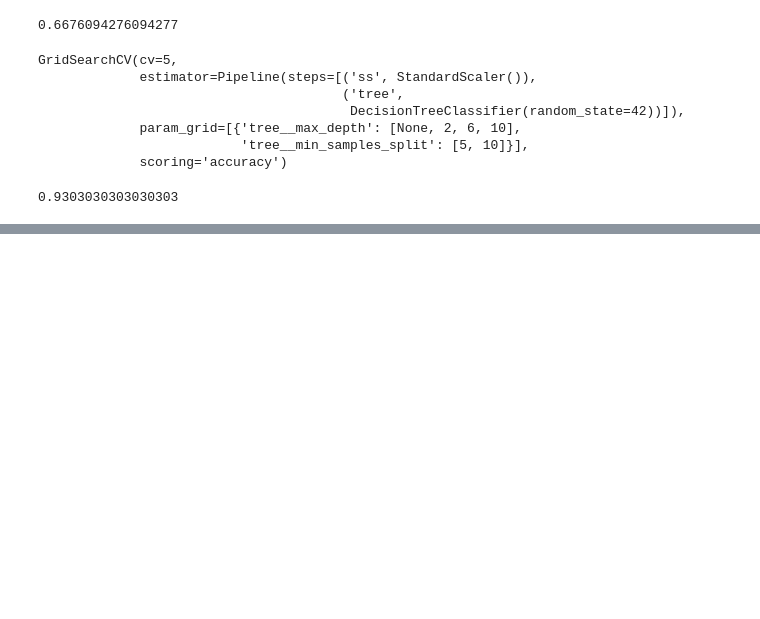
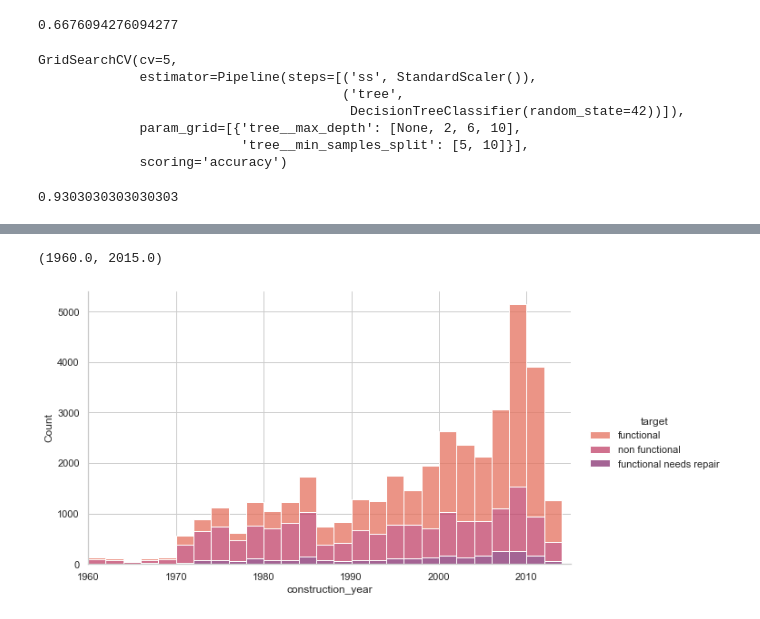
Before and after one commit to awyeh64/Tanzanian_Water_Well_Predictor, a Jupyter notebook: ayeh_eda.ipynb, the cells around one changed output, grey strips where cells are left out. Cells and saved outputs as stored; diff of their text form; code cells hidden in the pictures; blank space fills up the shorter version.

Commit message:
gridsearch and visuals p1

```diff
--- a/ayeh_eda.ipynb
+++ b/ayeh_eda.ipynb
@@ -256,0 +494,4 @@ gridsearch.score(X_train_num, y_train)
+# %%
+sns.set(context = 'notebook', style = 'whitegrid')
+# %%
+dv = df.copy()
@@ -256,0 +511,8 @@ gridsearch.score(X_train_num, y_train)
+# %%
+count = dv[dv.construction_year != 0]
+sns.displot(data = count, x = 'construction_year', kind = 'hist', stat = 'count', hue = 'target', multiple = 'stack', binwidth = 2, element = 'bars', kde = False, palette = 'flare', aspect = 1.7)
+
+plt.xlim(1960, 2015)
+# %% [output]
+(1960.0, 2015.0)
+[figure, added]
```
Also changed, not shown: parts of 78 cells of this notebook.
